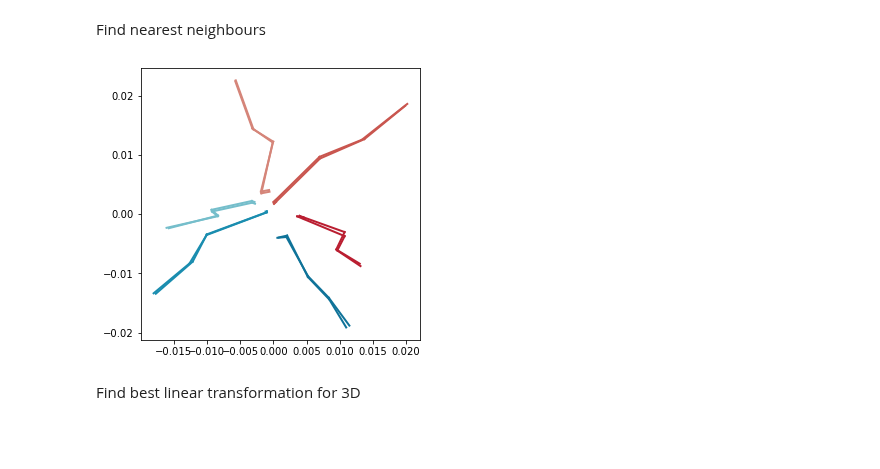
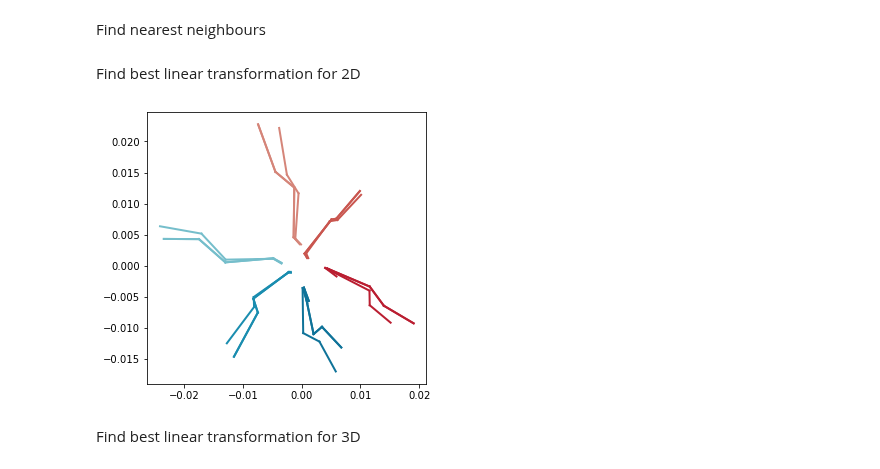
Before and after one commit to NeLy-EPFL/LiftPose3D, a Jupyter notebook: examples/domain_adaptation/domain_adaptation.ipynb, the cells around one changed output. Cells and saved outputs as stored; diff of their text form; code cells hidden in the pictures; blank space fills up the shorter version.

```diff
--- a/examples/domain_adaptation/domain_adaptation.ipynb
+++ b/examples/domain_adaptation/domain_adaptation.ipynb
@@ -106,40 +106,51 @@ total = total_frames(train_3d_target)
 poses = np.random.choice([i for i in range(total)], size=int(frac_samples*total), replace=False)
 
 #2D poses
-nns = process_map(partial(find_neighbours,
+nns_2d = process_map(partial(find_neighbours,
                           pts=concat_dict(train_2d_source),
-                          target_pts=concat_dict(train_2d_source),
+                          target_pts=concat_dict(train_2d_target),
                           nn=nn),
                   poses, max_workers=16)
 
 #3D poses
-#poses = [i for i in range(int(frac_samples*total))]
-#nns = process_map(partial(find_neighbours,
-#                          pts=concat_dict(train_3d_source),
-#                          target_pts=concat_dict(train_3d_target),
-#                          nn=nn),
-#                  poses, max_workers=8)
+poses = [i for i in range(int(frac_samples*total))]
+nns_3d = process_map(partial(find_neighbours,
+                          pts=concat_dict(train_3d_source),
+                          target_pts=concat_dict(train_3d_target),
+                          nn=nn),
+                  poses, max_workers=8)
+# %% [markdown]
+Find best linear transformation for 2D
 # %%
+A_est_2D = best_linear_map(concat_dict(train_2d_source),concat_dict(train_2d_target),nns_2d,nn=2)
+pts2d_prism = apply_linear_map(A_est_2D, concat_dict(train_2d_target))
+
+ind = 2
+
 fig = plt.figure(figsize=(5,5))
 ax = fig.add_subplot(111)
 plot_pose_2d(
     ax,
-    concat_dict(train_2d_source)[poses[2]],
+    pts2d_prism[ind],
     bones=par_data["vis"]["bones"],
     limb_id=par_data["vis"]["limb_id"],
     colors=par_data["vis"]["colors"],
     good_keypts=None
 )
-plot_pose_2d(
-    ax,
-    concat_dict(train_2d_source)[nns[2][3]],
-    bones=par_data["vis"]["bones"],
-    limb_id=par_data["vis"]["limb_id"],
-    colors=par_data["vis"]["colors"],
-    good_keypts=None
-)
+for i in nns_2d[ind][:2]:
+    plot_pose_2d(
+        ax,
+        concat_dict(train_2d_source)[i],
+        bones=par_data["vis"]["bones"],
+        limb_id=par_data["vis"]["limb_id"],
+        colors=par_data["vis"]["colors"],
+        good_keypts=None
+    )
+
+
+#plt.savefig('2D_mapping.svg')
 # %% [output]
-[figure, old version]
+[figure, new version]
 # %% [markdown]
 Find best linear transformation for 3D
 # %%
```
Also changed, not shown: parts of 3 cells of this notebook.
